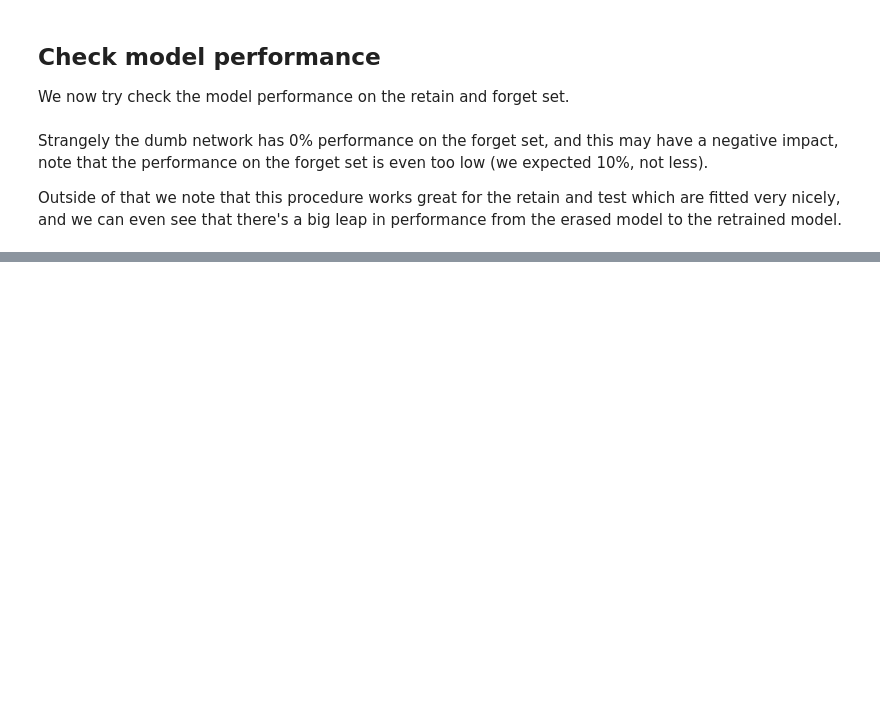
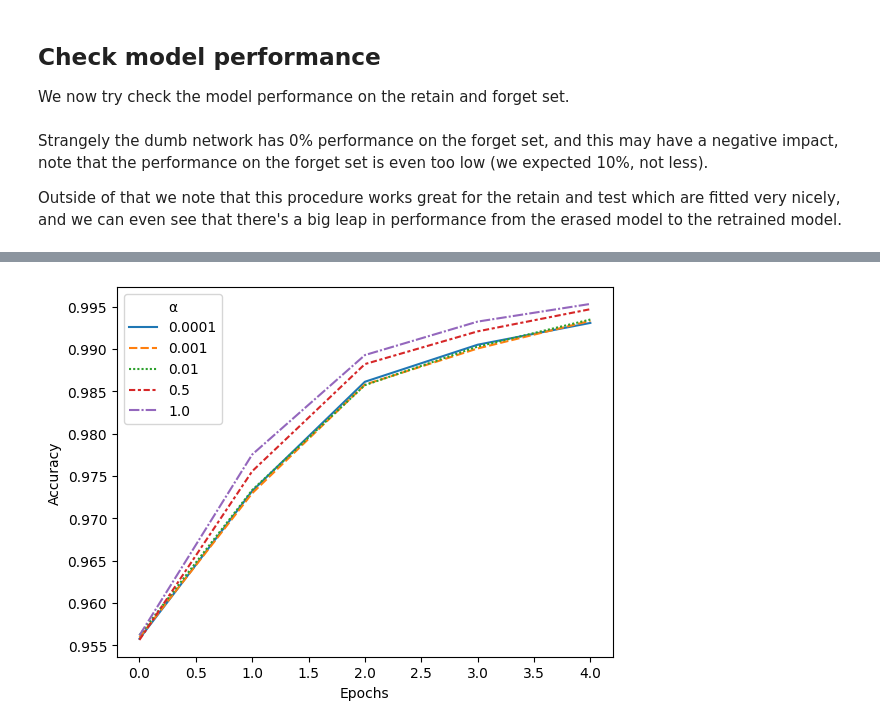
Before and after one commit to nem-42098/SL_Proj_Unlearning, a Jupyter notebook: Unlearn_test.ipynb, the cells around one changed output, grey strips where cells are left out. Drawn from its saved outputs; the diff is of its cells as text; code cells hidden in the pictures; blank space fills up the shorter version.

```diff
--- a/Unlearn_test.ipynb
+++ b/Unlearn_test.ipynb
@@ -184,0 +235,23 @@ sns.heatmap(tb, annot = True, fmt='.2%')
+# %%
+alpha = [1e-4, 1e-3, 1e-2, 0.5, 1]
+res_acc_retain = dict()
+
+for param in alpha:
+  unlearner = Unlearner(model, lr = 1e-6, alpha=param)
+
+  unlearn_model = unlearner.unlearn(retain_dataloader, forget_dataloader, forget_epochs=17)
+
+  log_df = pd.DataFrame.from_records(unlearner.log, columns=['phase', 'epoch', 'batch', 'tp', 'n', 'loss'])
+  unlearn_history = log_df.groupby(['phase', 'epoch']).agg({'tp':sum, 'n':sum, 'loss': 'mean'}).reset_index()
+  unlearn_history['accuracy'] = unlearn_history.tp / unlearn_history.n
+
+  acc_before_retraining = test(unlearner.erased_model, retain_dataloader)
+  res_acc_retain[param] = [acc_before_retraining] + list(unlearn_history.loc[unlearn_history['phase'] == 'retrain']['accuracy'])
+# %%
+ax = sns.lineplot(pd.DataFrame(res_acc_retain))
+ax.set(xlabel = 'Epochs', ylabel = 'Accuracy')
+plt.legend(title='α')
+plt.sa
+plt.show()
+# %% [output]
+[figure, added]
```
Also changed, not shown: parts of 20 cells of this notebook.
